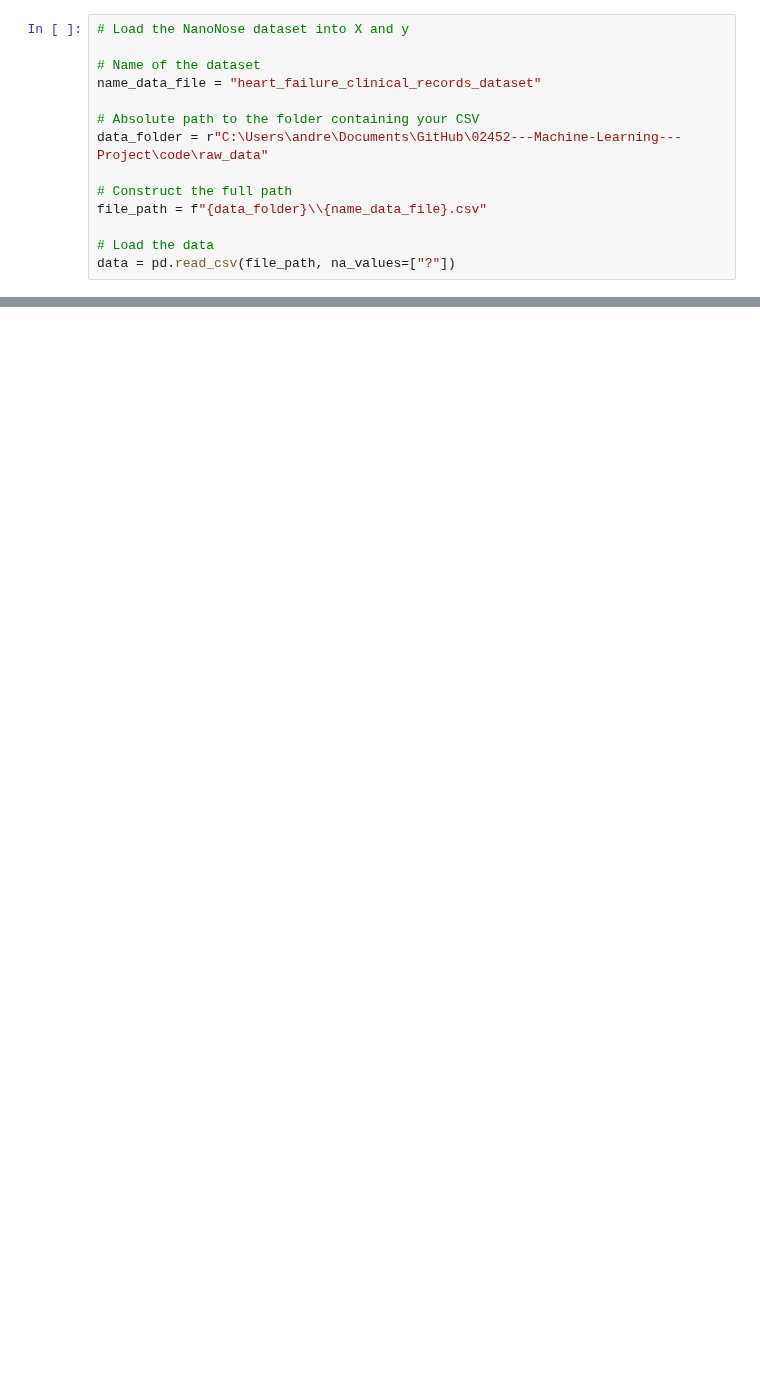
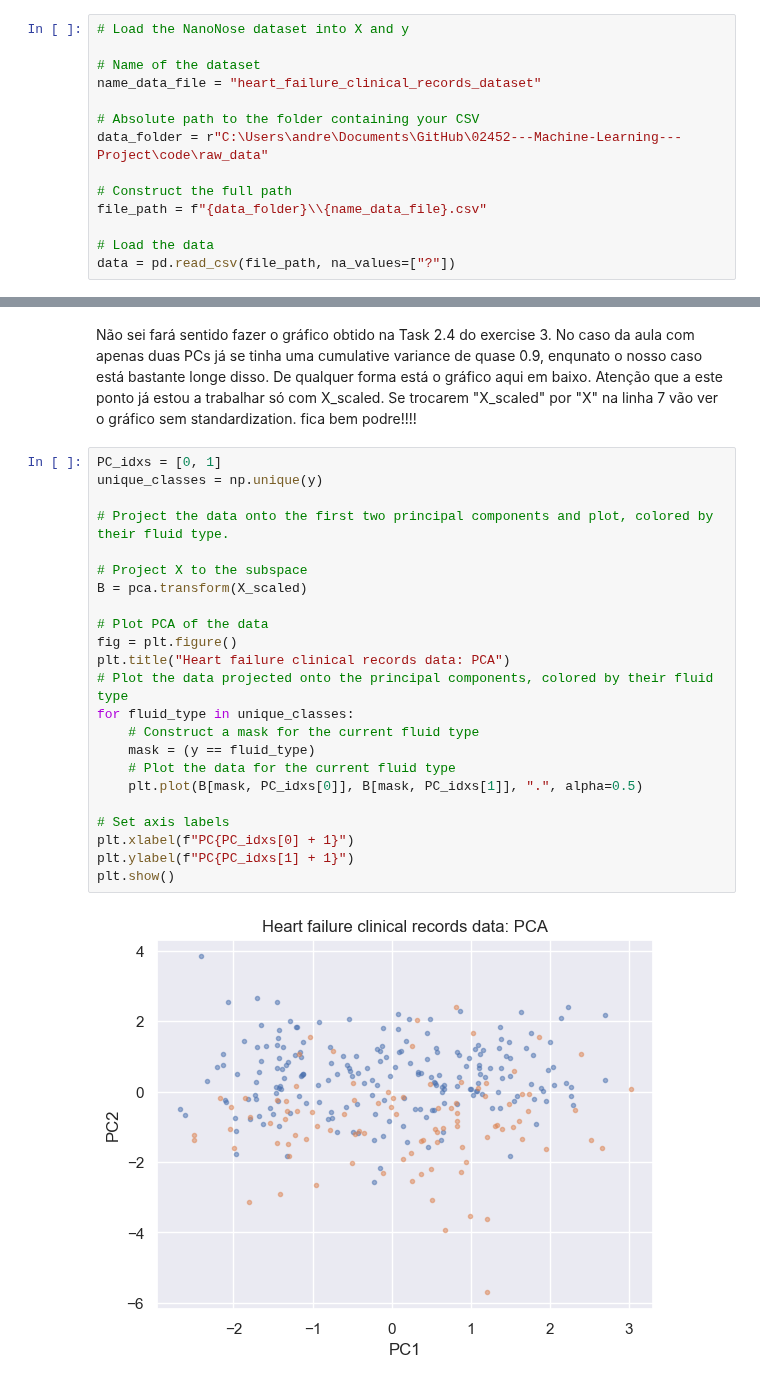
Before and after one commit to andregodinhodtu/02452---Machine-Learning---Project, a Jupyter notebook: code/notebooks/Section_3.ipynb, the cells around one changed output, grey strips where cells are left out. Cells and saved outputs as stored; diff of their text form; blank space fills up the shorter version.

```diff
--- a/code/notebooks/Section_3.ipynb
+++ b/code/notebooks/Section_3.ipynb
@@ -42,0 +103,27 @@ y shape: (299,)
+# %% [markdown]
+Não sei fará sentido fazer o gráfico obtido na Task 2.4 do exercise 3. No caso da aula com apenas duas PCs já se tinha uma cumulative variance de quase 0.9, enqunato o nosso caso está bastante longe disso. De qualquer forma está o gráfico aqui em baixo. Atenção que a este ponto já estou a trabalhar só com X_scaled. Se trocarem "X_scaled" por "X" na linha 7 vão ver o gráfico sem standardization. fica bem podre!!!!
+# %%
+PC_idxs = [0, 1]
+unique_classes = np.unique(y)
+
+# Project the data onto the first two principal components and plot, colored by their fluid type.
+
+# Project X to the subspace
+B = pca.transform(X_scaled)
+
+# Plot PCA of the data
+fig = plt.figure()
+plt.title("Heart failure clinical records data: PCA")
+# Plot the data projected onto the principal components, colored by their fluid type
+for fluid_type in unique_classes:
+    # Construct a mask for the current fluid type
+    mask = (y == fluid_type)
+    # Plot the data for the current fluid type
+    plt.plot(B[mask, PC_idxs[0]], B[mask, PC_idxs[1]], ".", alpha=0.5)
+
+# Set axis labels
+plt.xlabel(f"PC{PC_idxs[0] + 1}")
+plt.ylabel(f"PC{PC_idxs[1] + 1}")
+plt.show()
+# %% [output]
+[figure, added]
```
Also changed, not shown: parts of 7 cells of this notebook.
